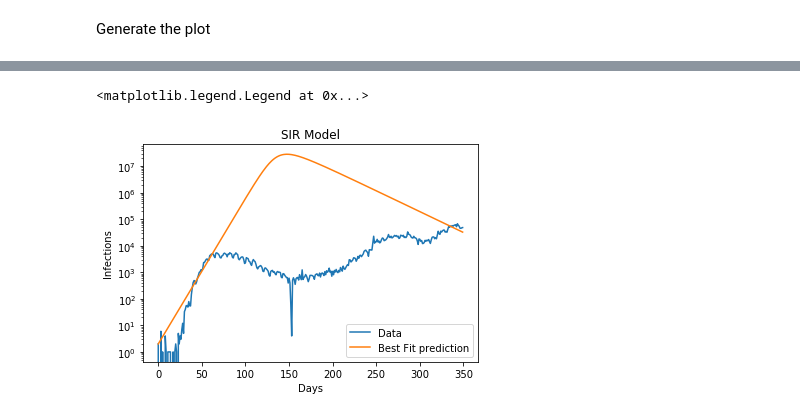
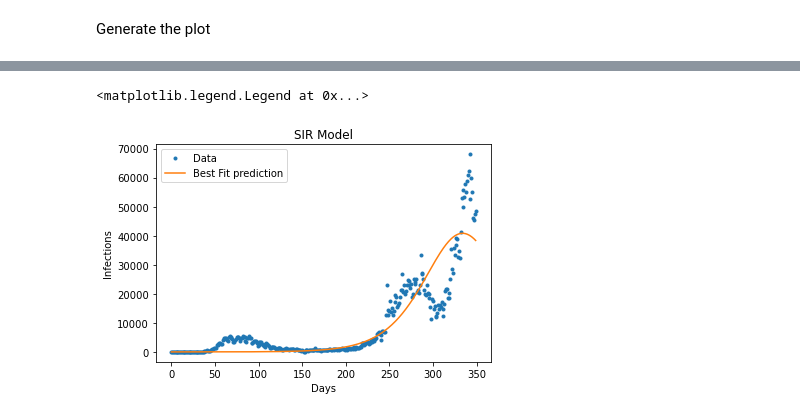
Before and after one commit to Pablo-Lemos/covid_mcmc, a Jupyter notebook: notebooks/plot_chains.ipynb, the cells around one changed output, grey strips where cells are left out. Saved outputs shown, nothing was run; the diff lists cells and outputs as text; code cells hidden in the pictures.

```diff
--- a/notebooks/plot_chains.ipynb
+++ b/notebooks/plot_chains.ipynb
@@ -49,13 +51,13 @@ S0 = N - I0 - R0
 _, I_theory, _= integrate_SIR(S0, I0, R0, ndays, beta_bf, gamma_bf)
 # %%
 fig = plt.figure()
-plt.plot(I_data, label = 'Data')
+plt.plot(I_data, '.', label = 'Data')
 plt.plot(I_theory, label = 'Best Fit prediction')
 plt.xlabel('Days')
 plt.ylabel('Infections')
 plt.title('SIR Model')
-plt.yscale('log')
+#plt.yscale('log')
 plt.legend()
 # %% [output]
 <matplotlib.legend.Legend at 0x...>
-[figure, old version]
+[figure, new version]
```
Also changed, not shown: parts of 15 cells of this notebook, 3 other files.
